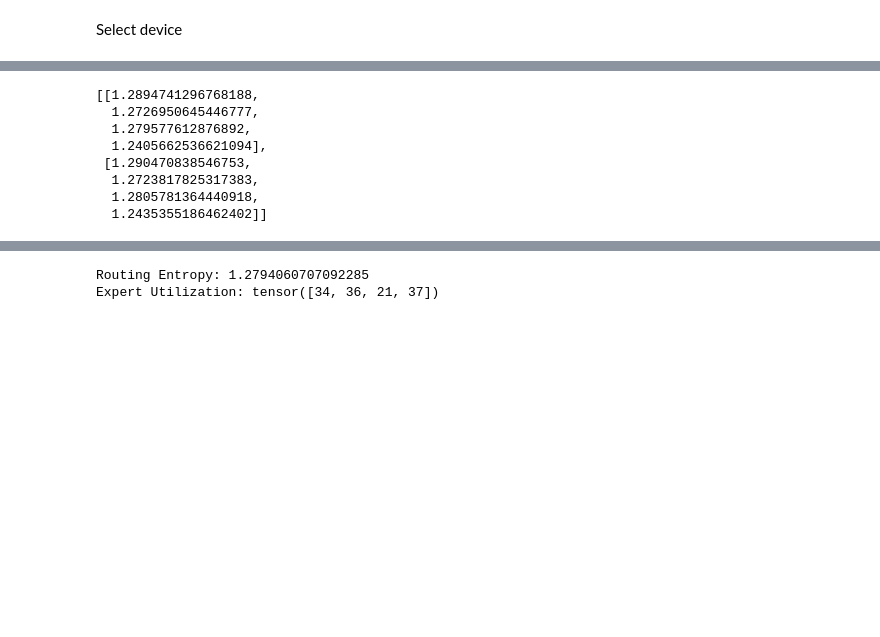
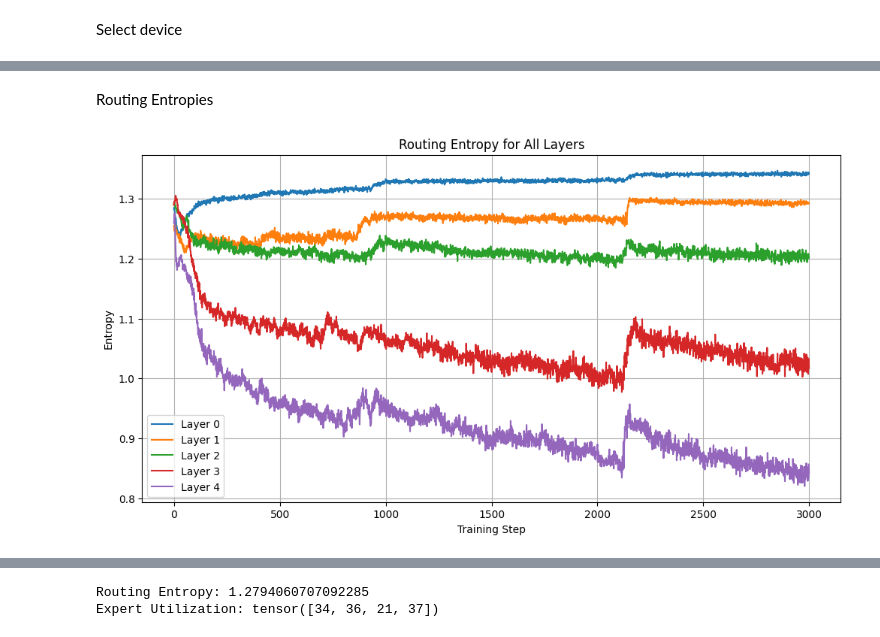
Before and after one commit to tsh-03/moe-experiments, a Jupyter notebook: moe-analyze.ipynb, the cells around one changed output, grey strips where cells are left out. Saved outputs shown, nothing was run; the diff lists cells and outputs as text; code cells hidden in the pictures; blank space fills up the shorter version.

```diff
--- a/moe-analyze.ipynb
+++ b/moe-analyze.ipynb
@@ -77,11 +78,14 @@ Analyze MoE Layer
+# %% [markdown]
+Routing Entropies
 # %%
-routing_entropies
+plt.figure(figsize=(12, 6))
+for layer_idx in range(routing_entropies.shape[1]):
+    plt.plot(routing_entropies[:, layer_idx], label=f'Layer {layer_idx}')
+plt.title('Routing Entropy for All Layers')
+plt.xlabel('Training Step')
+plt.ylabel('Entropy')
+plt.legend()
+plt.grid()
+plt.show()
 # %% [output]
-[[1.2894741296768188,
-  1.2726950645446777,
-  1.279577612876892,
-  1.2405662536621094],
- [1.290470838546753,
-  1.2723817825317383,
-  1.2805781364440918,
-  1.2435355186462402]]
+[figure, added]
```
Also changed, not shown: parts of 12 cells of this notebook, 5 other files.
